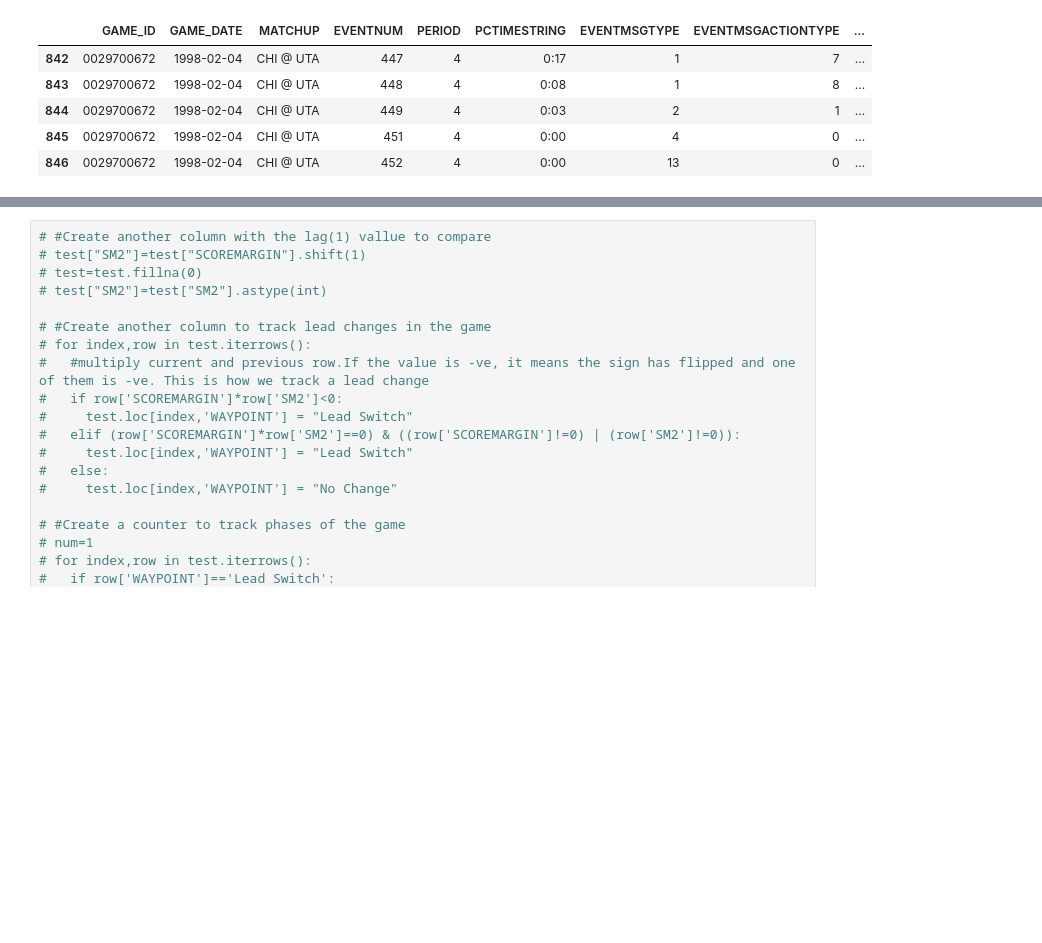
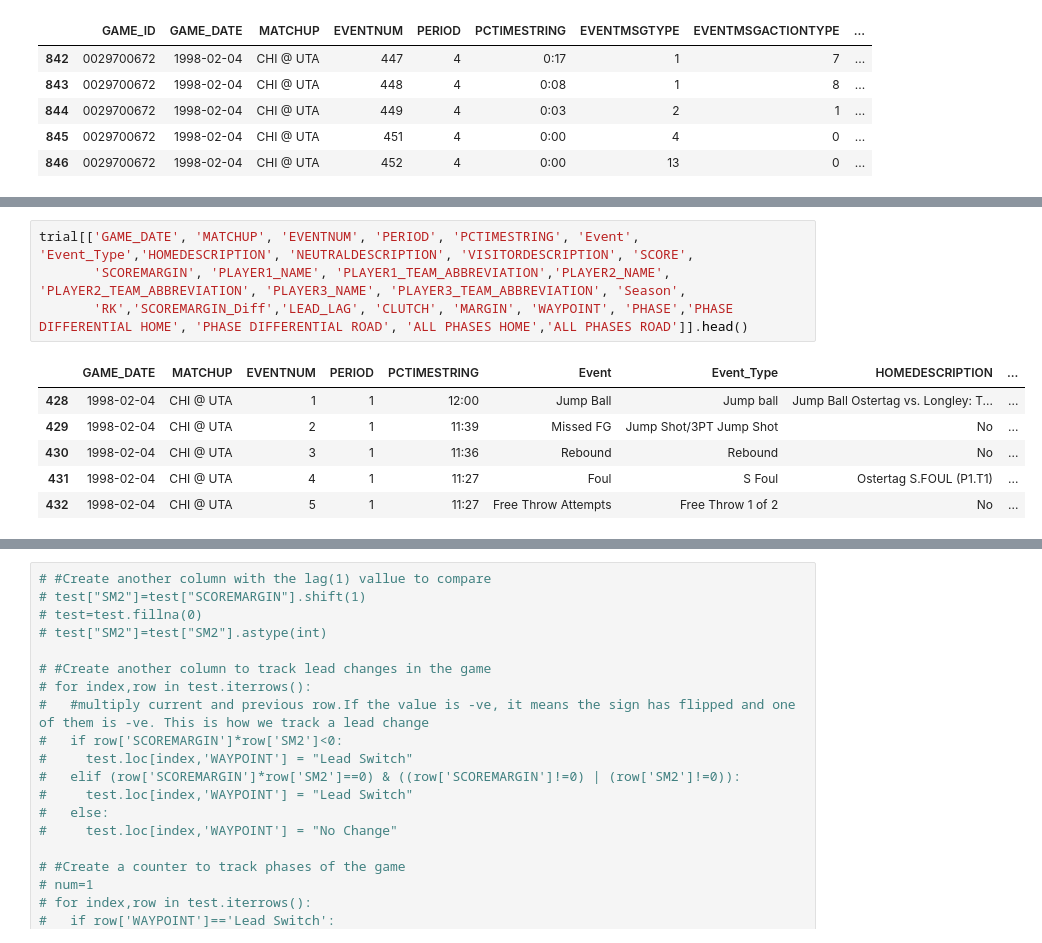
Before and after one commit to rhishabh723/analytics_scripts, a Jupyter notebook: NBA_Scripts/Factor of Clutch/Play by play Analysis.ipynb, the cells around one changed output, grey strips where cells are left out. Cells and saved outputs as stored; diff of their text form; blank space fills up the shorter version.

```diff
--- a/NBA_Scripts/Factor of Clutch/Play by play Analysis.ipynb
+++ b/NBA_Scripts/Factor of Clutch/Play by play Analysis.ipynb
@@ -458 +468,12 @@ test.tail()
+# %%
+trial[['GAME_DATE', 'MATCHUP', 'EVENTNUM', 'PERIOD', 'PCTIMESTRING', 'Event', 'Event_Type','HOMEDESCRIPTION', 'NEUTRALDESCRIPTION', 'VISITORDESCRIPTION', 'SCORE',
+       'SCOREMARGIN', 'PLAYER1_NAME', 'PLAYER1_TEAM_ABBREVIATION','PLAYER2_NAME', 'PLAYER2_TEAM_ABBREVIATION', 'PLAYER3_NAME', 'PLAYER3_TEAM_ABBREVIATION', 'Season',
+       'RK','SCOREMARGIN_Diff','LEAD_LAG', 'CLUTCH', 'MARGIN', 'WAYPOINT', 'PHASE','PHASE DIFFERENTIAL HOME', 'PHASE DIFFERENTIAL ROAD', 'ALL PHASES HOME','ALL PHASES ROAD']].head()
+# %% [output]
+|  | GAME_DATE | MATCHUP | EVENTNUM | PERIOD | PCTIMESTRING | Event | Event_Type | HOMEDESCRIPTION | ... |
+| 428 | 1998-02-04 | CHI @ UTA | 1 | 1 | 12:00 | Jump Ball | Jump ball | Jump Ball Ostertag vs. Longley: T... | ... |
+| 429 | 1998-02-04 | CHI @ UTA | 2 | 1 | 11:39 | Missed FG | Jump Shot/3PT Jump Shot | No | ... |
+| 430 | 1998-02-04 | CHI @ UTA | 3 | 1 | 11:36 | Rebound | Rebound | No | ... |
+| 431 | 1998-02-04 | CHI @ UTA | 4 | 1 | 11:27 | Foul | S Foul | Ostertag S.FOUL (P1.T1) | ... |
+| 432 | 1998-02-04 | CHI @ UTA | 5 | 1 | 11:27 | Free Throw Attempts | Free Throw 1 of 2 | No | ... |
 # %%
```
Also changed, not shown: parts of 2 cells of this notebook, 6 other files.
